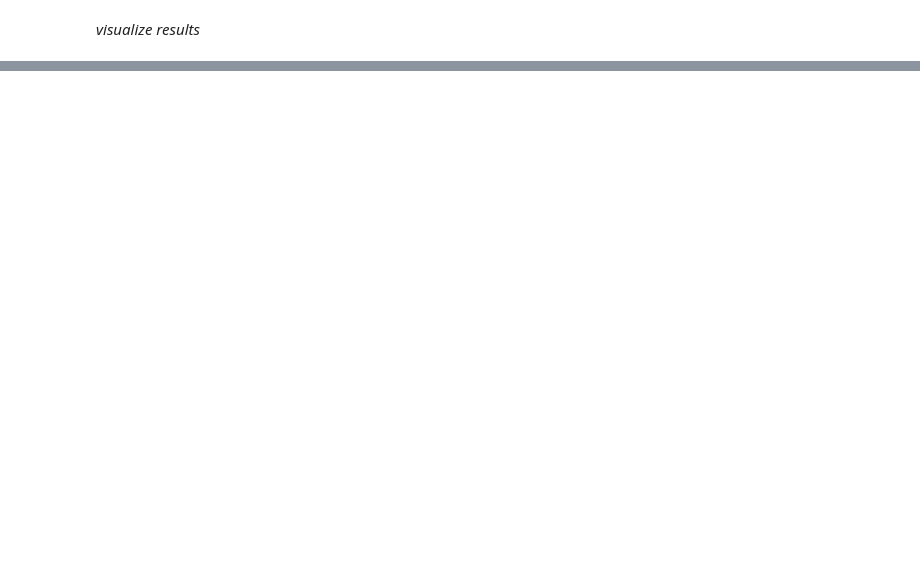
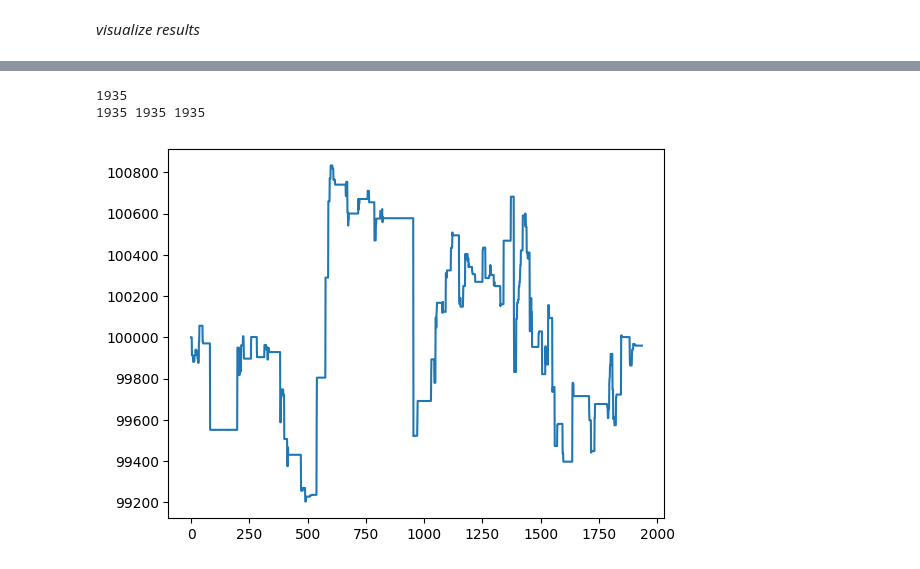
Before and after one commit to rvargas42/Value_Growth_Challenge_ETSFactory, a Jupyter notebook: Research/value_growth_moment_detection.ipynb, the cells around one changed output, grey strips where cells are left out. Cells and saved outputs as stored; diff of their text form; code cells hidden in the pictures; blank space fills up the shorter version.

```diff
--- a/Research/value_growth_moment_detection.ipynb
+++ b/Research/value_growth_moment_detection.ipynb
@@ -275,0 +237,80 @@ plt.savefig(os.path.join(root_dir, "charts", f"{tittle.replace(" ", "_")}.png"))
+# %%
+from backtesting import Backtest, Strategy
+
+valu_etf = pd.read_csv(os.path.join(DATA_DIR, "etf_data", "VALU.DE.csv")).set_index("Date")
+valu_etf["returns"] = np.log(valu_etf["Close"]/valu_etf["Close"].shift(1)) #period = 5
+valu_etf.dropna(inplace=True)
+
+X_eu = X[X.index.isin(valu_etf.index)]
+europe_predictions = cv.predict(X_eu)
+X_eu["predictions"] = europe_predictions
+valu_etf = valu_etf[valu_etf.index.isin(X_eu.index)]
+#making predictions:
+
+
+print(len(valu_etf))
+
+buy_idx = np.where(europe_predictions == 0)
+sell_idx = np.where(europe_predictions == 1)
+
+class my_backtester:
+
+    def __init__(self, cash, data) -> None:
+        self.equity = cash
+        self.cash = cash
+        self.data = data
+        self.n = len(data)
+        self.last_entry = 0
+        self.current_signal = None
+        self.position = {"short": 0, "long": 0}
+        self.history = {"equity":[], "cash": []}
+
+    def run(self):
+        i = 0
+        while i < self.n:
+            self.current_signal = self.data.predictions[i]
+            if self.current_signal == 1 and self.position["short"] == 0:
+                if self.position["long"] != 0:
+                    value = ((self.last_entry - self.data.Close[i]) / self.data.Close[i]) \
+                        * (self.position["long"] * self.last_entry)
+                    self.equity += value
+                    self.cash += value
+                    self.position["long"] = 0
+                Q = 0.05 * self.equity
+                self.position["short"] += int((Q) / self.data.Close[i])
+                self.last_entry = self.data.Close[i]
+                self.cash -= Q
+
+            if self.current_signal == 0 and self.position["long"] == 0:
+                if self.position["short"] != 0:
+                    value = ((self.data.Close[i] - self.last_entry) / self.last_entry) \
+                        * (self.position["short"] * self.last_entry)
+                    self.equity += value
+                    self.cash += value
+                    self.position["short"] = 0
+                Q = 0.05 * self.equity
+                self.position["long"] += int((Q) / self.data.Close[i])
+                self.last_entry = self.data.Close[i]
+                self.cash -= Q
+
+            self.history["equity"].append(self.equity)
+            self.history["cash"].append(self.cash)
+            i += 1
+
+        plt.plot(self.history["equity"])
+
+print(len(europe_predictions), len(valu_etf), len(X_eu))
+data = pd.concat(
+    [
+        valu_etf["Close"],
+        X_eu["predictions"]
+    ],
+    axis=1,
+)
+
+backtester = my_backtester(cash=100000, data=data)
+backtester.run()
+# %% [output]
+1935
+1935 1935 1935
+[figure, added]
```
Also changed, not shown: parts of 14 cells of this notebook, 9 other files.
